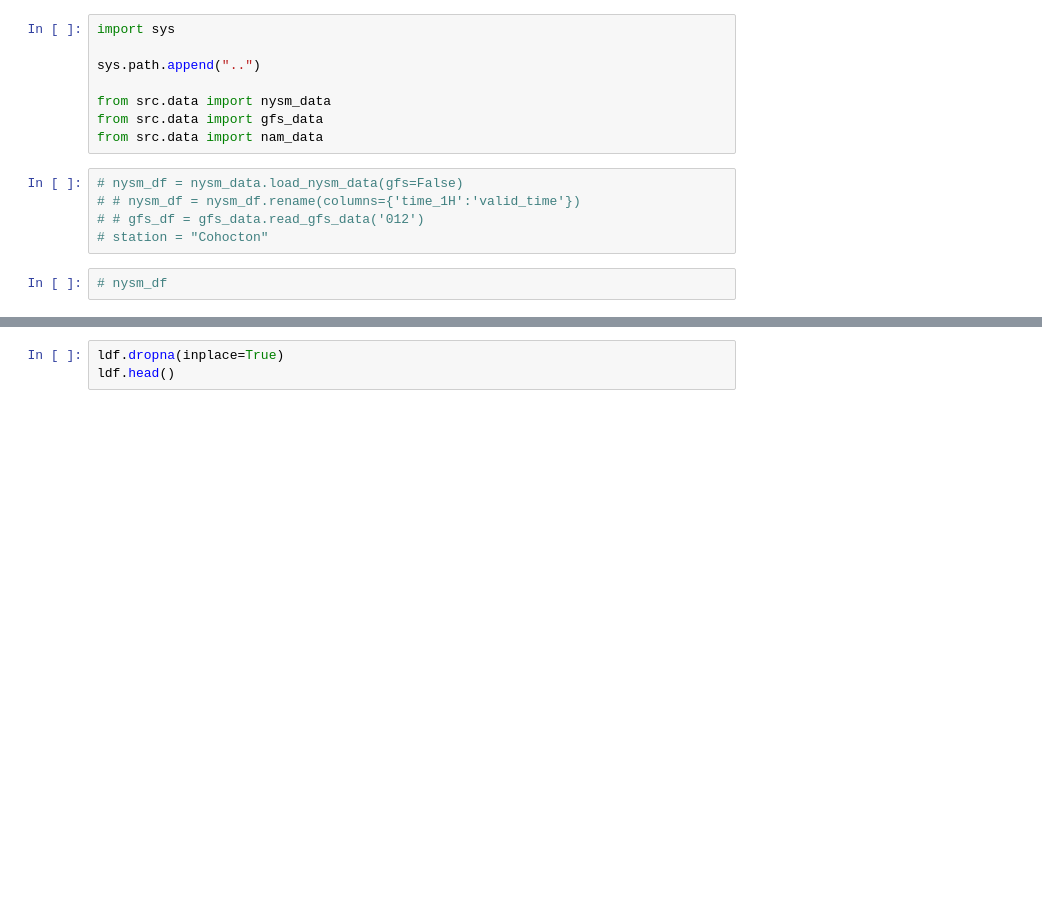
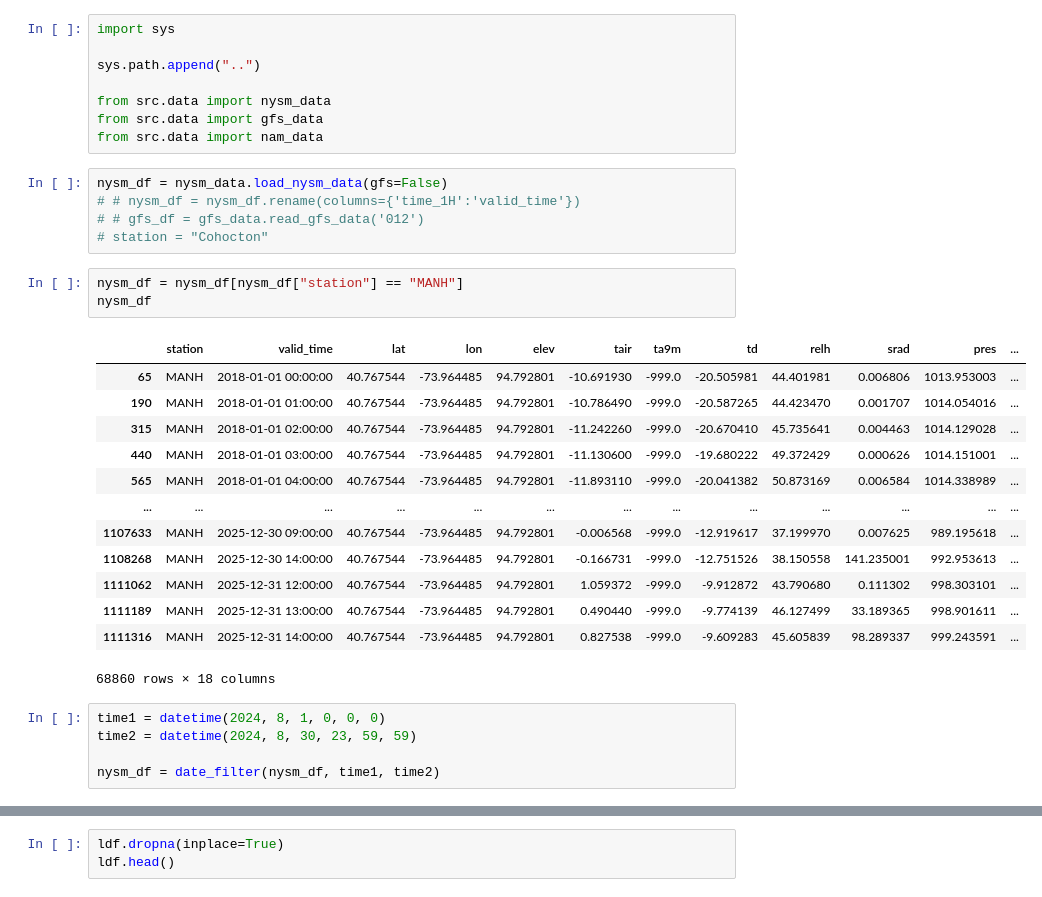
Before and after one commit to shmaronshmevans/nwp_bias, a Jupyter notebook: src/machine_learning/notebooks/visualize_error_metrics.ipynb, the cells around one changed output, grey strips where cells are left out. Saved outputs shown, nothing was run; the diff lists cells and outputs as text; blank space fills up the shorter version.

```diff
--- a/src/machine_learning/notebooks/visualize_error_metrics.ipynb
+++ b/src/machine_learning/notebooks/visualize_error_metrics.ipynb
@@ -113,9 +130,29 @@ from src.data import nysm_data
 from src.data import gfs_data
 from src.data import nam_data
 # %%
-# nysm_df = nysm_data.load_nysm_data(gfs=False)
+nysm_df = nysm_data.load_nysm_data(gfs=False)
 # # nysm_df = nysm_df.rename(columns={'time_1H':'valid_time'})
 # # gfs_df = gfs_data.read_gfs_data('012')
 # station = "Cohocton"
-# %%
-# nysm_df
+# %%
+nysm_df = nysm_df[nysm_df["station"] == "MANH"]
+nysm_df
+# %% [output]
+|  | station | valid_time | lat | lon | elev | tair | ta9m | td | relh | srad | pres | ... |
+| 65 | MANH | 2018-01-01 00:00:00 | 40.767544 | -73.964485 | 94.792801 | -10.691930 | -999.0 | -20.505981 | 44.401981 | 0.006806 | 1013.953003 | ... |
+| 190 | MANH | 2018-01-01 01:00:00 | 40.767544 | -73.964485 | 94.792801 | -10.786490 | -999.0 | -20.587265 | 44.423470 | 0.001707 | 1014.054016 | ... |
+| 315 | MANH | 2018-01-01 02:00:00 | 40.767544 | -73.964485 | 94.792801 | -11.242260 | -999.0 | -20.670410 | 45.735641 | 0.004463 | 1014.129028 | ... |
+| 440 | MANH | 2018-01-01 03:00:00 | 40.767544 | -73.964485 | 94.792801 | -11.130600 | -999.0 | -19.680222 | 49.372429 | 0.000626 | 1014.151001 | ... |
+| 565 | MANH | 2018-01-01 04:00:00 | 40.767544 | -73.964485 | 94.792801 | -11.893110 | -999.0 | -20.041382 | 50.873169 | 0.006584 | 1014.338989 | ... |
+| ... | ... | ... | ... | ... | ... | ... | ... | ... | ... | ... | ... | ... |
+| 1107633 | MANH | 2025-12-30 09:00:00 | 40.767544 | -73.964485 | 94.792801 | -0.006568 | -999.0 | -12.919617 | 37.199970 | 0.007625 | 989.195618 | ... |
+| 1108268 | MANH | 2025-12-30 14:00:00 | 40.767544 | -73.964485 | 94.792801 | -0.166731 | -999.0 | -12.751526 | 38.150558 | 141.235001 | 992.953613 | ... |
+| 1111062 | MANH | 2025-12-31 12:00:00 | 40.767544 | -73.964485 | 94.792801 | 1.059372 | -999.0 | -9.912872 | 43.790680 | 0.111302 | 998.303101 | ... |
+| 1111189 | MANH | 2025-12-31 13:00:00 | 40.767544 | -73.964485 | 94.792801 | 0.490440 | -999.0 | -9.774139 | 46.127499 | 33.189365 | 998.901611 | ... |
+| 1111316 | MANH | 2025-12-31 14:00:00 | 40.767544 | -73.964485 | 94.792801 | 0.827538 | -999.0 | -9.609283 | 45.605839 | 98.289337 | 999.243591 | ... |
+68860 rows × 18 columns
+# %%
+time1 = datetime(2024, 8, 1, 0, 0, 0)
+time2 = datetime(2024, 8, 30, 23, 59, 59)
+
+nysm_df = date_filter(nysm_df, time1, time2)
```
Also changed, not shown: parts of 7 cells of this notebook, 18 other files.
